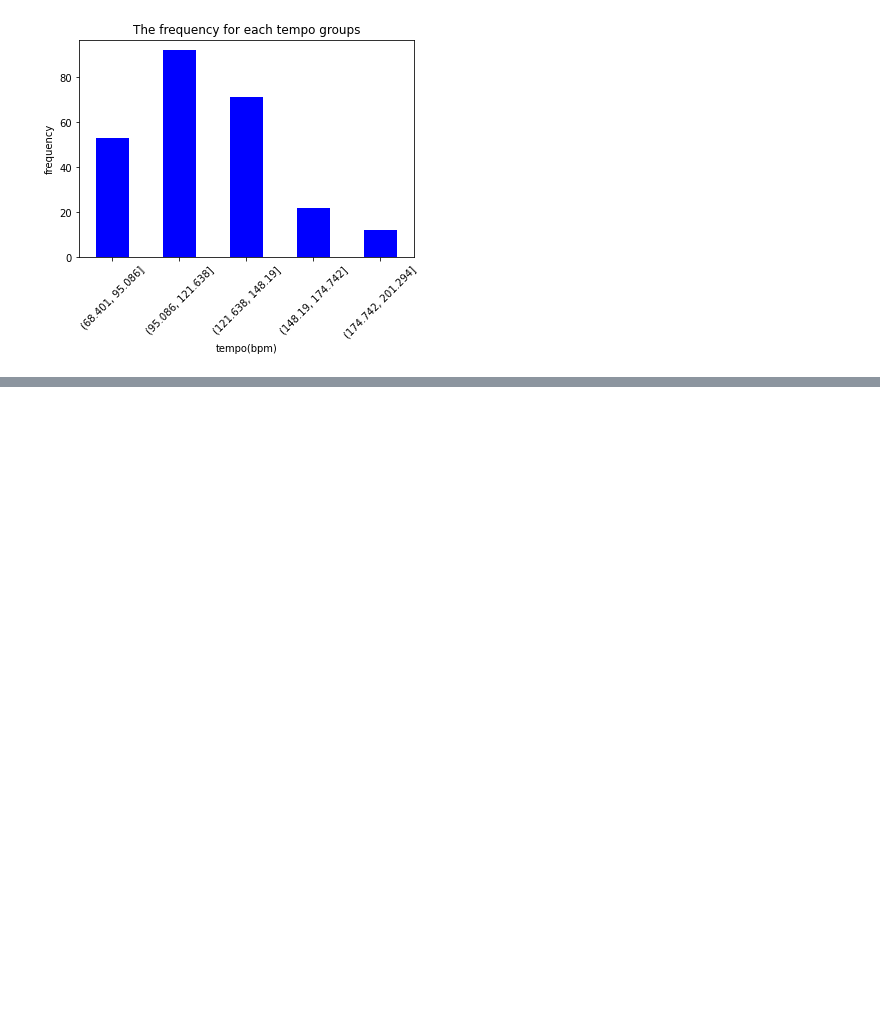
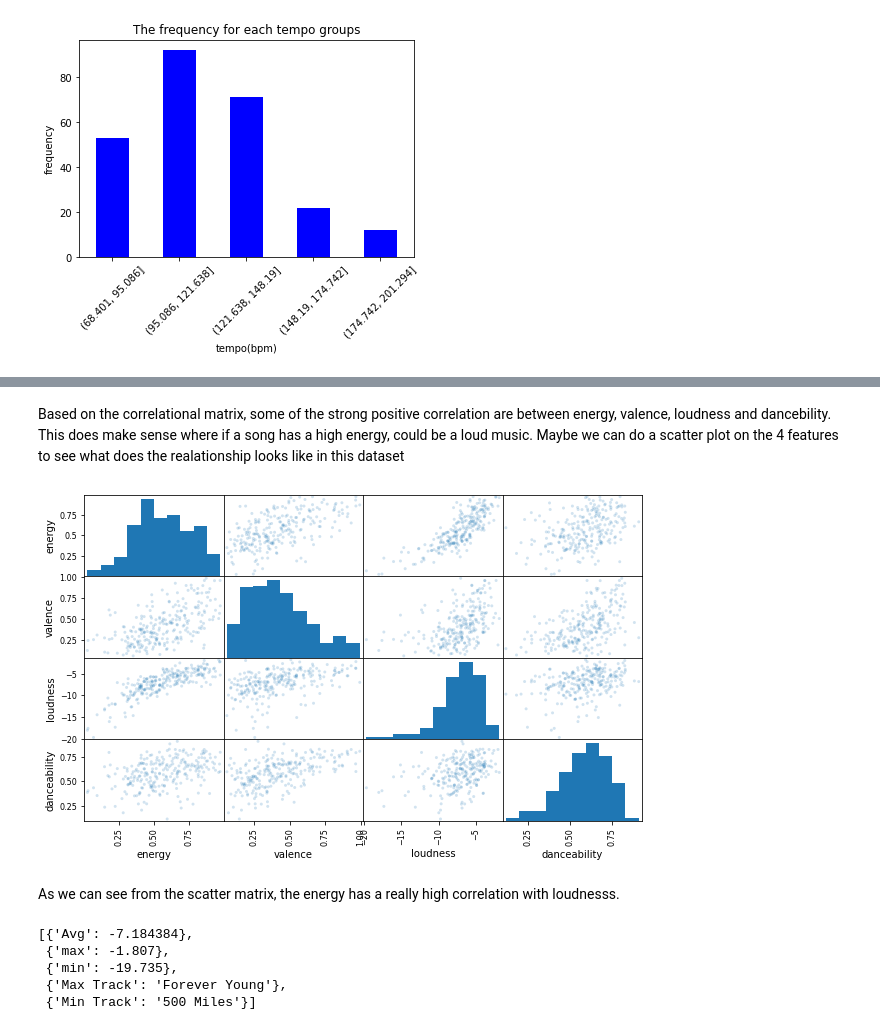
Before and after one commit to kaixuan98/fav-song-analysis, a Jupyter notebook: fav-song-anlysis.ipynb, the cells around one changed output, grey strips where cells are left out. Cells and saved outputs as stored; diff of their text form; code cells hidden in the pictures; blank space fills up the shorter version.

```diff
--- a/fav-song-anlysis.ipynb
+++ b/fav-song-anlysis.ipynb
@@ -170,0 +261,20 @@ We can use a simple ratio to know how fast 118.7 bpm. As the name bpm is beat pe
+# %% [markdown]
+Based on the correlational matrix, some of the strong positive correlation are between energy, valence, loudness and dancebility.
+<br>
+This does make sense where if a song has a high energy, could be a loud music. Maybe we can do a scatter plot on the 4 features to see what does the realationship looks like in this dataset
+# %%
+sample_2 = df [["energy","valence","loudness","danceability"]]
+pd.plotting.scatter_matrix(sample_2, alpha=0.2 , figsize=(10,6))
+plt.show()
+# %% [output]
+[figure, added]
+# %% [markdown]
+As we can see from the scatter matrix, the energy has a really high correlation with loudnesss.
+# %%
+get_basic_stats("loudness")
+# %% [output]
+[{'Avg': -7.184384},
+ {'max': -1.807},
+ {'min': -19.735},
+ {'Max Track': 'Forever Young'},
+ {'Min Track': '500 Miles'}]
```
Also changed, not shown: parts of 12 cells of this notebook, 2 other files.
